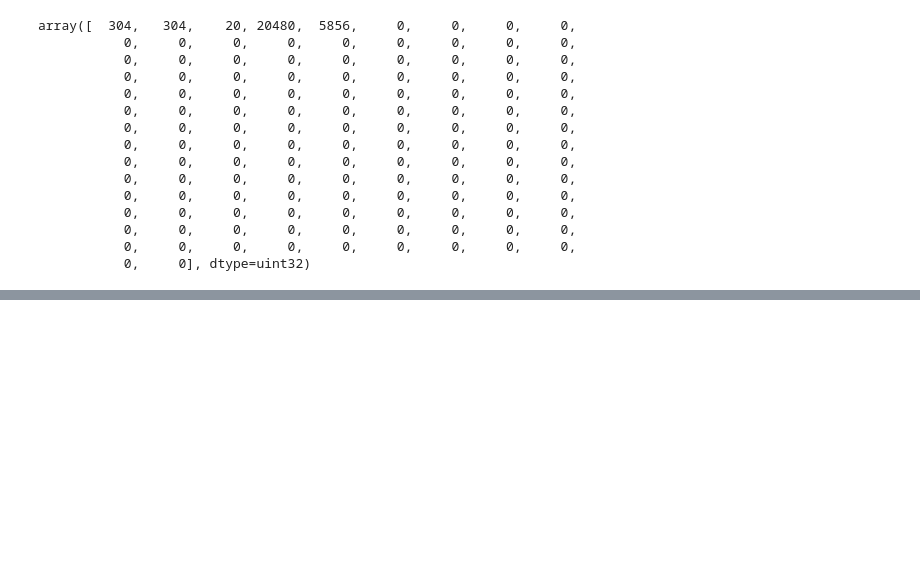
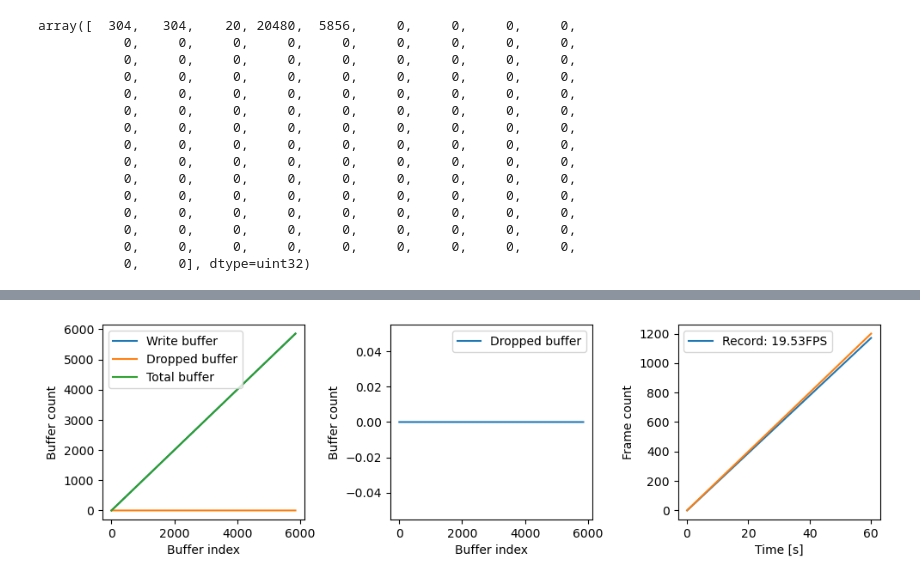
Before and after one commit to Aharoni-Lab/Miniscope-v4-Wire-Free, a Jupyter notebook: Miniscope-v4-Wire-Free-Python DAQ Interface/Load raw data from SD card and write video - WireFree V4 Miniscope.ipynb, the cells around one changed output, grey strips where cells are left out. Drawn from its saved outputs; the diff is of its cells as text; code cells hidden in the pictures; blank space fills up the shorter version.

```diff
--- a/Miniscope-v4-Wire-Free-Python DAQ Interface/Load raw data from SD card and write video - WireFree V4 Miniscope.ipynb
+++ b/Miniscope-v4-Wire-Free-Python DAQ Interface/Load raw data from SD card and write video - WireFree V4 Miniscope.ipynb
@@ -13 +13,10 @@ import csv
+# %%
+driveName = r"\\.\PhysicalDrive2"  # Change this to the correct drive
+videoFileName = "example" + time.strftime("%Y%m%d-%H%M%S") # Video name will be [videoFileName][timestamp].avi
+
+# Read Data Sectors
+saveVideo = True
+plotHeaderValues = True
+displayVideo = True
+TargetFPS = 20
 # %%
@@ -79,7 +86,7 @@ SD Card Opened.
 # Load up Config Sector
 
 f.seek(configSector * sectorSize, 0)  # Move to correct sector
-configSectorData = np.fromstring(f.read(sectorSize), dtype=np.uint32)
+configSectorData = np.frombuffer(f.read(sectorSize), dtype=np.uint32)
 
 
 
@@ -105,34 +112,33 @@ array([  304,   304,    20, 20480,  5856,     0,     0,     0,     0,
            0,     0,     0,     0,     0,     0,     0,     0,     0,
            0,     0], dtype=uint32)
 # %%
-# Read Data Sectors
-saveVideo = True
-plotHeaderValues = False
-displayVideo = True
-
 frameNum = 0
 pixelCount = 0
 header = []
 
 if saveVideo is True:
-    out = cv2.VideoWriter('WFV4_assembled_Lukas_7.avi', cv2.VideoWriter_fourcc(*'GREY'),
+    out = cv2.VideoWriter(videoFileName + '.avi', cv2.VideoWriter_fourcc(*'GREY'),
                         10.0, (configSectorData[CONFIG_BLOCK_WIDTH_POS], configSectorData[CONFIG_BLOCK_HEIGHT_POS] ),
                         isColor=False)
 
 frame = np.zeros((configSectorData[CONFIG_BLOCK_WIDTH_POS] * configSectorData[CONFIG_BLOCK_HEIGHT_POS], 1), dtype=np.uint8)
 f.seek(dataStartSector * sectorSize, 0) # Starting data location
 for i in range(configSectorData[CONFIG_BLOCK_NUM_BUFFERS_RECORDED_POS]):
-    dataHeader = np.fromstring(f.read(4), dtype=np.uint32) # gets header length
-    dataHeader = np.append(dataHeader, np.fromstring(f.read((dataHeader[BUFFER_HEADER_HEADER_LENGTH_POS] - 1) * 4), dtype=np.uint32))
+    dataHeader = np.frombuffer(f.read(4), dtype=np.uint32) # gets header length
+    dataHeader = np.append(dataHeader, np.frombuffer(f.read((dataHeader[BUFFER_HEADER_HEADER_LENGTH_POS] - 1) * 4), dtype=np.uint32))
 
     header.append(dataHeader)
 
     numBlocks = int((dataHeader[BUFFER_HEADER_DATA_LENGTH_POS] + (dataHeader[BUFFER_HEADER_HEADER_LENGTH_POS] * 4) + (512 - 1)) / 512)
 
-    data = np.fromstring(f.read(numBlocks*512 - dataHeader[BUFFER_HEADER_HEADER_LENGTH_POS] * 4), dtype=np.uint8)
+    data = np.frombuffer(f.read(numBlocks*512 - dataHeader[BUFFER_HEADER_HEADER_LENGTH_POS] * 4), dtype=np.uint8)
+
+    # Calculate buffer per frame at every start of a frame
+    if (dataHeader[BUFFER_HEADER_FRAME_BUFFER_COUNT_POS] == 0):
+        bufferPerFrame = int(np.ceil(configSectorData[CONFIG_BLOCK_WIDTH_POS] * configSectorData[CONFIG_BLOCK_HEIGHT_POS] / dataHeader[BUFFER_HEADER_DATA_LENGTH_POS]))
 
     # -------------------------------------
-    if (dataHeader[BUFFER_HEADER_FRAME_BUFFER_COUNT_POS] == 0):
+    if (dataHeader[BUFFER_HEADER_FRAME_BUFFER_COUNT_POS]%bufferPerFrame == 0):
         # First buffer of a frame
 
         if saveVideo is True:
@@ -142,21 +148,79 @@ for i in range(configSectorData[CONFIG_BLOCK_NUM_BUFFERS_RECORDED_POS]):
             cv2.imshow('Video', np.reshape(frame, (configSectorData[CONFIG_BLOCK_WIDTH_POS], configSectorData[CONFIG_BLOCK_HEIGHT_POS] )))
             cv2.waitKey(20)
 
-        frame[0:dataHeader[BUFFER_HEADER_DATA_LENGTH_POS], 0] = data
+        if len(data) <= dataHeader[BUFFER_HEADER_DATA_LENGTH_POS]:
+            frame[0:dataHeader[BUFFER_HEADER_DATA_LENGTH_POS], 0] = data
+        else:
+            frame[0:len(data), 0] = data
+            print('----------\n[Data overflow]\nFrame count: ' + str(dataHeader[BUFFER_HEADER_FRAME_NUM_POS]) +
+                '\nFrame buffer count: ' + str(dataHeader[BUFFER_HEADER_FRAME_BUFFER_COUNT_POS]) +
+                '\nData length (Metadata): ' + str(dataHeader[BUFFER_HEADER_DATA_LENGTH_POS]) +
+                '\nData length (Actual): ' + str(len(data)) +
+                '\nData header: ' + str(dataHeader))
+
         pixelCount = dataHeader[BUFFER_HEADER_DATA_LENGTH_POS]
         frameNum = dataHeader[BUFFER_HEADER_FRAME_NUM_POS]
     else:
         # All other buffers of a frame
         # startIdx = dataHeader[BUFFER_HEADER_FRAME_BUFFER_COUNT_POS] * 50 * 512
-        frame[pixelCount:(pixelCount + dataHeader[BUFFER_HEADER_DATA_LENGTH_POS]), 0] = data[:dataHeader[BUFFER_HEADER_DATA_LENGTH_POS]]
-        pixelCount = pixelCount + dataHeader[BUFFER_HEADER_DATA_LENGTH_POS]
+        emptyPixelCount = len(frame[pixelCount:(pixelCount + dataHeader[BUFFER_HEADER_DATA_LENGTH_POS]), 0])
+
+        if emptyPixelCount >= len(data[:dataHeader[BUFFER_HEADER_DATA_LENGTH_POS]]):
+            frame[pixelCount:(pixelCount + dataHeader[BUFFER_HEADER_DATA_LENGTH_POS]), 0] = data[:dataHeader[BUFFER_HEADER_DATA_LENGTH_POS]]
+            pixelCount = pixelCount + dataHeader[BUFFER_HEADER_DATA_LENGTH_POS]
+        else:
+            frame[pixelCount:(pixelCount + dataHeader[BUFFER_HEADER_DATA_LENGTH_POS]), 0] = data[:emptyPixelCount]
+            pixelCount = pixelCount + dataHeader[BUFFER_HEADER_DATA_LENGTH_POS]
+            print('----------\n[Pixel overflow]\nFrame count: ' + str(dataHeader[BUFFER_HEADER_FRAME_NUM_POS]) +
+                '\nFrame buffer count: ' + str(dataHeader[BUFFER_HEADER_FRAME_BUFFER_COUNT_POS]) +
+                '\nData length: ' + str(dataHeader[BUFFER_HEADER_DATA_LENGTH_POS]) +
+                '\nPixel count: ' + str(pixelCount) +
+                '\nData header: ' + str(dataHeader))
 
 if saveVideo is True:
     out.release()
+    print('\n----------\nVideo saved as: ' + videoFileName + time.strftime("%Y%m%d-%H%M%S") + '.avi')
 
 if displayVideo is True:
     cv2.destroyWindow('Video')
 
 if plotHeaderValues is True:
-    temp = np.asarray(header)
-    plt.plot(temp)
+    # plot succeeded buffers
+    fig, ax = plt.subplots(1, 3)
+
+    ax[0].plot([headerline[BUFFER_HEADER_WRITE_BUFFER_COUNT_POS] for headerline in header], label='Write buffer')
+    ax[0].plot([headerline[BUFFER_HEADER_DROPPED_BUFFER_COUNT_POS] for headerline in header], label='Dropped buffer')
+    ax[0].plot([headerline[BUFFER_HEADER_BUFFER_COUNT_POS] for headerline in header], label='Total buffer')
+    ax[0].legend()
+    ax[0].set_xlabel("Buffer index")
+    ax[0].set_ylabel("Buffer count")
+
+    # plot dropped buffers
+    ax[1].plot([headerline[BUFFER_HEADER_DROPPED_BUFFER_COUNT_POS] for headerline in header], label='Dropped buffer')
+    ax[1].legend()
+    ax[1].set_xlabel("Buffer index")
+    ax[1].set_ylabel("Buffer count")
+
+    # plot timestamp and FPS
+    frameindex = []
+    frametimestamp = []
+
+    for i in range(len(header)):
+        if header[i][BUFFER_HEADER_FRAME_BUFFER_COUNT_POS] == 0:
+            frameindex.append(header[i][BUFFER_HEADER_FRAME_NUM_POS])
+            frametimestamp.append(header[i][BUFFER_HEADER_TIMESTAMP_POS]/1000) # convert to ms
+
+    coefs = poly.polyfit(frametimestamp, frameindex, 1)
+
+    ax[2].plot(frametimestamp, frameindex, label='Record: '+str('{:.2f}'.format(coefs[1]))+'FPS')
+    ax[2].set_xlabel('Time [s]')
+    ax[2].set_ylabel('Frame count')
+    ax[2].legend()
+    ax[2].plot(frametimestamp, [i * TargetFPS for i in frametimestamp], label=str(TargetFPS) + 'FPS')
+
+    fig.set_figheight(3)
+    fig.set_figwidth(10)
+
+    fig.tight_layout()
+    plt.show()
+# %% [output]
@@ -163,3 +229,4 @@ if plotHeaderValues is True:
+[figure, added]
 # %%
 columns_name = ["Header length","Linked List position",'Frame#','Buffer_Count','Frame Buffer count','Write Buffer count',
                 'Dropped buffer count','Timestamp','Data length','Timestamp Write','Battery ADC']
```
Also changed, not shown: parts of 6 cells of this notebook.
